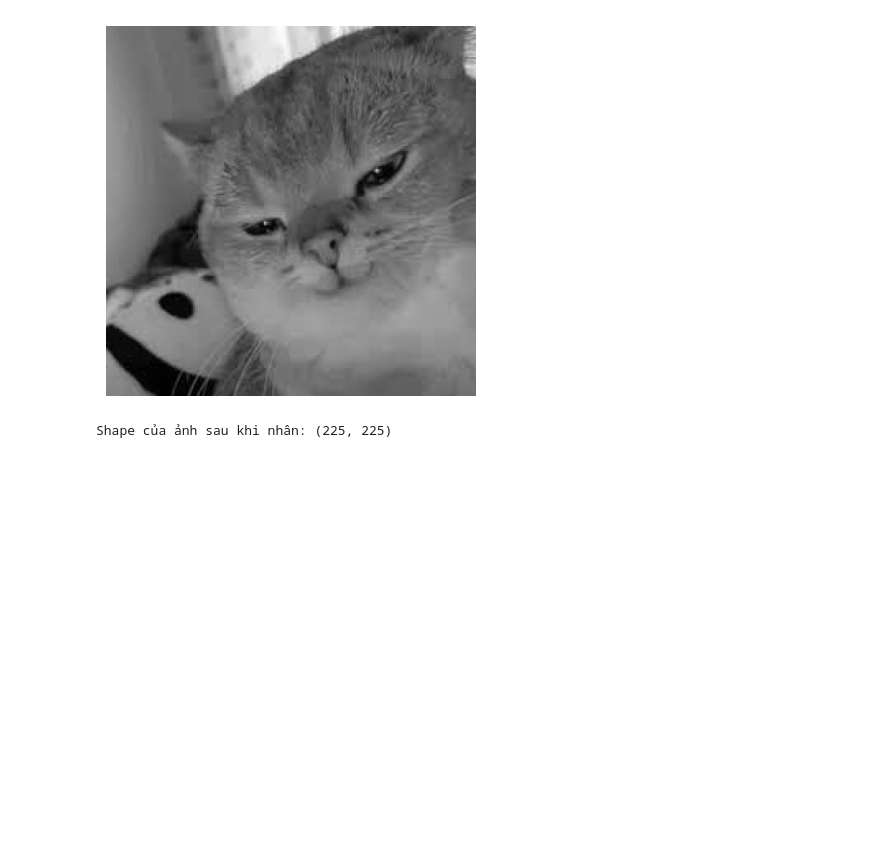
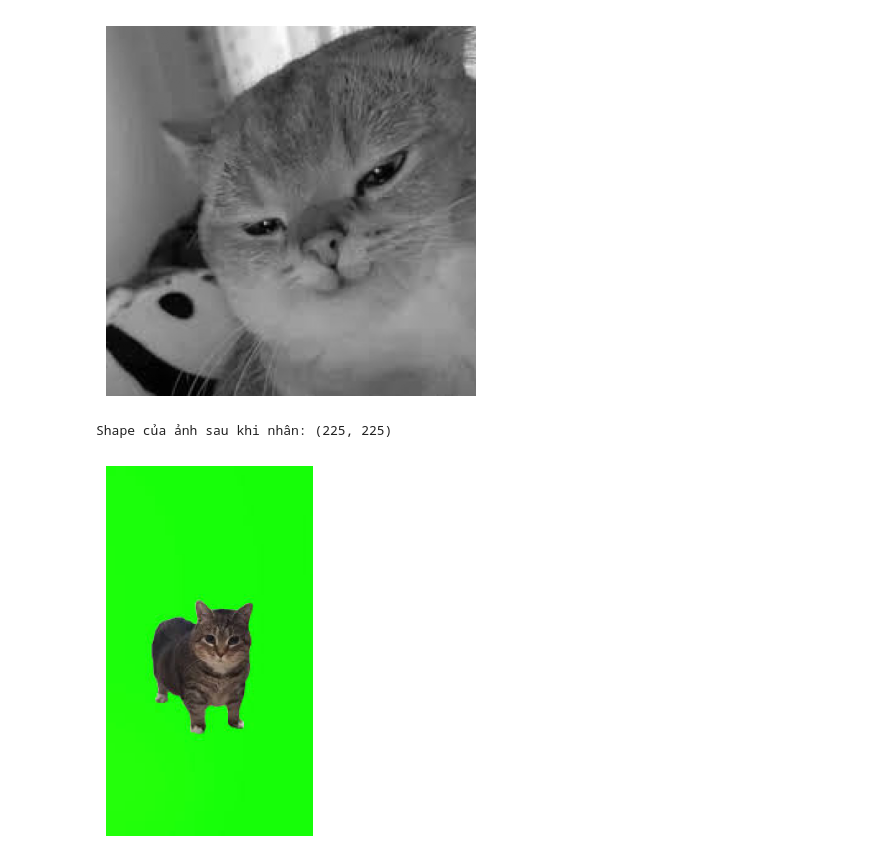
Before and after one commit to Chef221/AIO_Code, a Jupyter notebook: Module2/Numpy_ImgProcessing/ImgBrightnessChange.ipynb, the cells around one changed output. Saved outputs shown, nothing was run; the diff lists cells and outputs as text; code cells hidden in the pictures; blank space fills up the shorter version.

```diff
--- a/Module2/Numpy_ImgProcessing/ImgBrightnessChange.ipynb
+++ b/Module2/Numpy_ImgProcessing/ImgBrightnessChange.ipynb
@@ -440,3 +440,20 @@ print("Shape của ảnh sau khi nhân:", grayscale_img.shape)
 # %% [output]
 [figure]
 Shape của ảnh sau khi nhân: (225, 225)
+# %%
+import cv2
+import numpy as np
+import matplotlib.pyplot as plt
+cat_img_withBackground = cv2.imread(r'C:\Code_AI\AIO_Code\Module2\Numpy_ImgProcessing\images (1).jpg')
+if cat_img_withBackground is not None:
+    # 2. Chuyển đổi màu từ BGR sang RGB
+    image_rgb = cv2.cvtColor(cat_img_withBackground, cv2.COLOR_BGR2RGB)
+
+    # 3. Hiển thị bằng Matplotlib
+    plt.imshow(image_rgb)
+    plt.axis('off')
+    plt.show()
+else:
+    print("Không tìm thấy ảnh")
+# %% [output]
+[figure, added]
```
Also changed, not shown: parts of 2 cells of this notebook, 1 other file.
